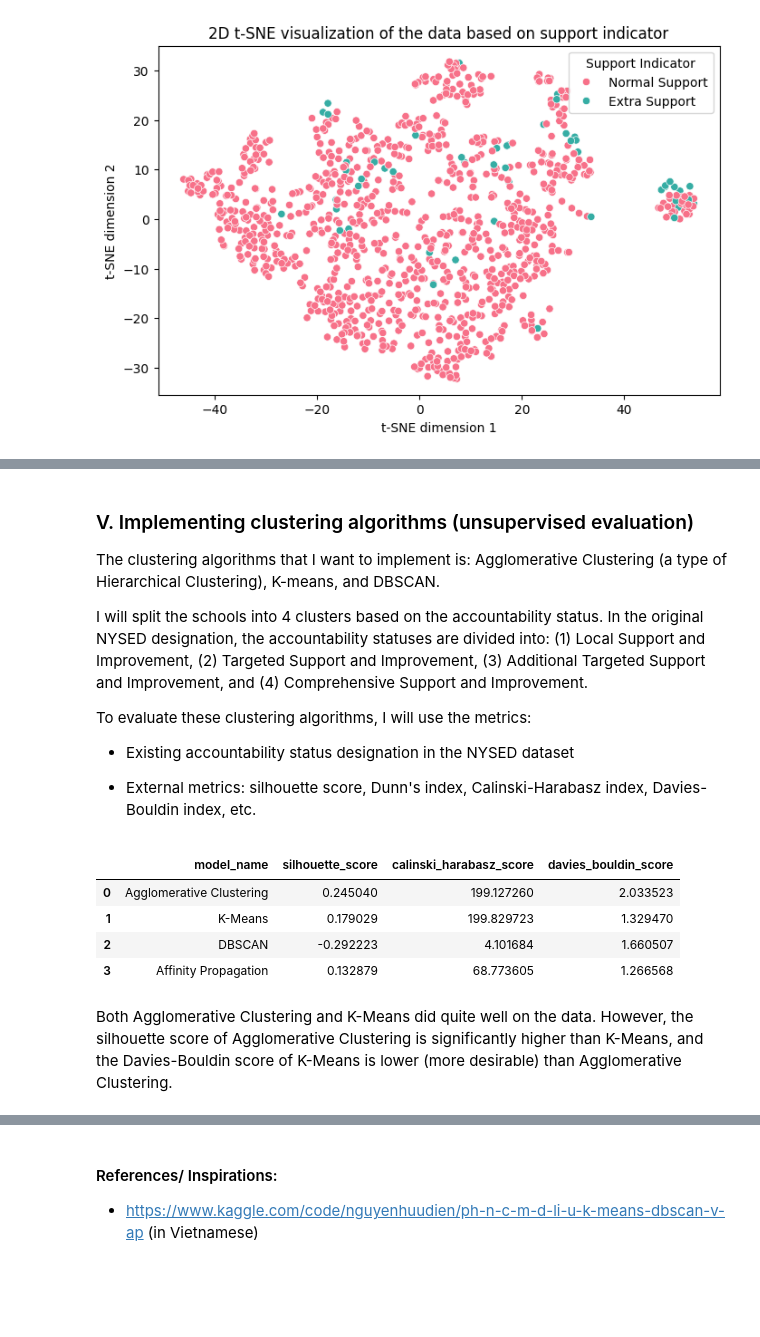
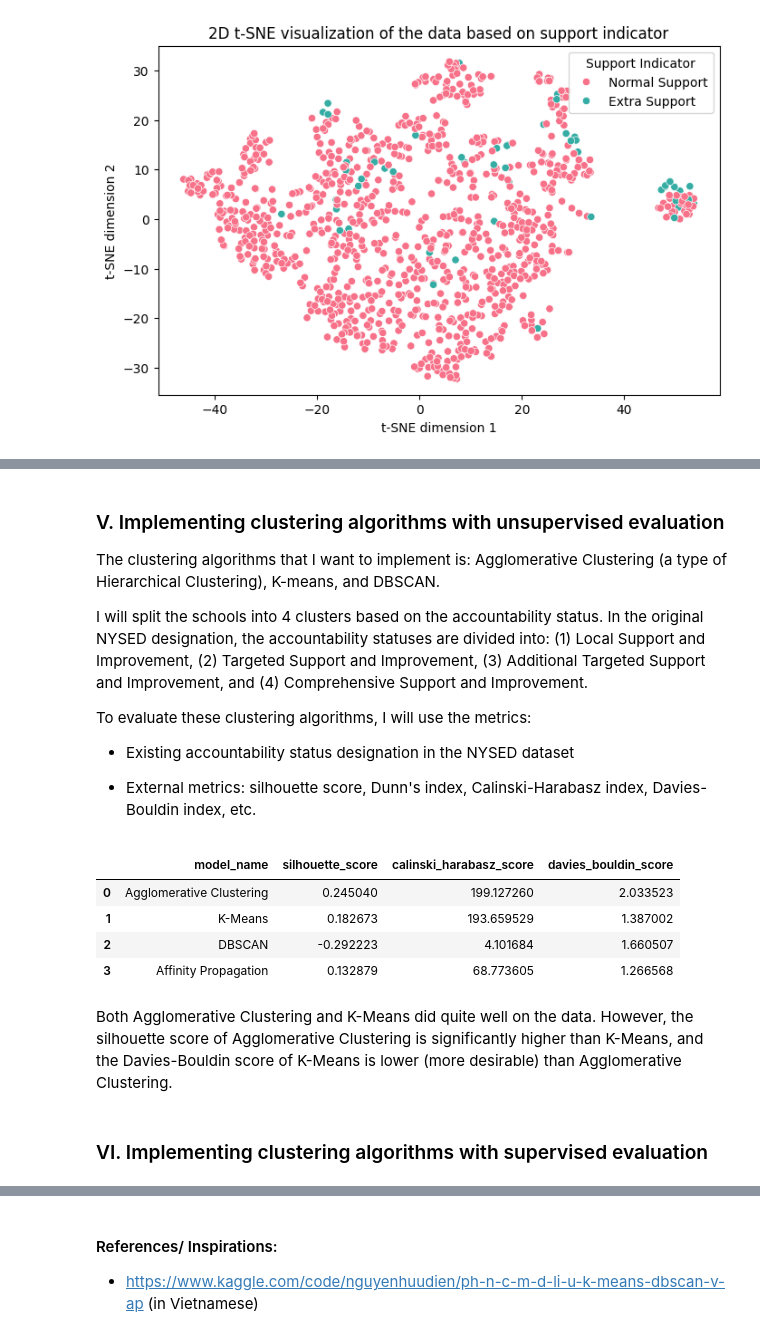
Before and after one commit to thaianle/nysed-2024, a Jupyter notebook: nysed_modeling.ipynb, the cells around one changed output, grey strips where cells are left out. Drawn from its saved outputs; the diff is of its cells as text; code cells hidden in the pictures; blank space fills up the shorter version.

```diff
--- a/nysed_modeling.ipynb
+++ b/nysed_modeling.ipynb
@@ -749,5 +778,5 @@ Text(0.5, 0, 't-SNE dimension 3')
 # %% [markdown]
-### V. Implementing clustering algorithms (unsupervised evaluation)
+### V. Implementing clustering algorithms with unsupervised evaluation
 
 The clustering algorithms that I want to implement is: Agglomerative Clustering (a type of Hierarchical Clustering), K-means, and DBSCAN.
 
@@ -782,17 +811,19 @@ def cluster_results(model_name, model):
     return df
 # %%
 # Test on models with default number of clusters and default (hyper)parameters
-model_list = [('Agglomerative Clustering', AgglomerativeClustering()), ('K-Means', KMeans()),
-              ('DBSCAN', DBSCAN()), ('Affinity Propagation', AffinityPropagation())]
+model_list = [('Agglomerative Clustering', AgglomerativeClustering()), ('K-Means', KMeans(random_state = my_seed)),
+              ('DBSCAN', DBSCAN(n_jobs = -1)), ('Affinity Propagation', AffinityPropagation(random_state = my_seed))]
 
 entire_results = pd.concat([cluster_results(model_name, model) for model_name, model in model_list], ignore_index = True)
 entire_results.sort_values('silhouette_score', ascending = False)
 entire_results
 # %% [output]
 |  | model_name | silhouette_score | calinski_harabasz_score | davies_bouldin_score |
 | 0 | Agglomerative Clustering | 0.245040 | 199.127260 | 2.033523 |
-| 1 | K-Means | 0.179029 | 199.829723 | 1.329470 |
+| 1 | K-Means | 0.182673 | 193.659529 | 1.387002 |
 | 2 | DBSCAN | -0.292223 | 4.101684 | 1.660507 |
 | 3 | Affinity Propagation | 0.132879 | 68.773605 | 1.266568 |
 # %% [markdown]
 Both Agglomerative Clustering and K-Means did quite well on the data. However, the silhouette score of Agglomerative Clustering is significantly higher than K-Means, and the Davies-Bouldin score of K-Means is lower (more desirable) than Agglomerative Clustering.
+# %% [markdown]
+### VI. Implementing clustering algorithms with supervised evaluation
```
Also changed, not shown: parts of 15 cells of this notebook.
